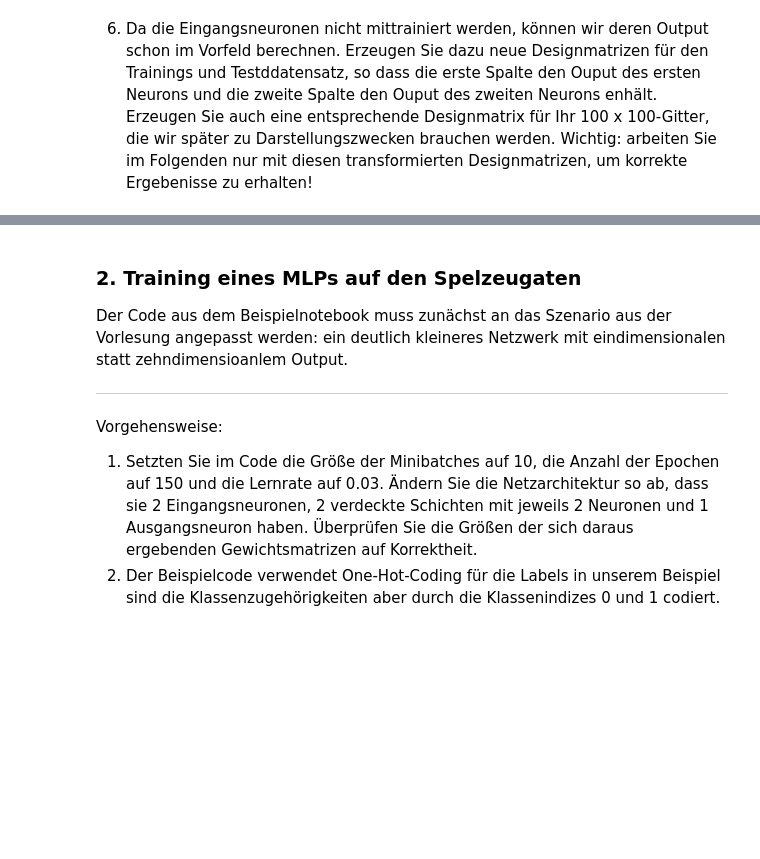
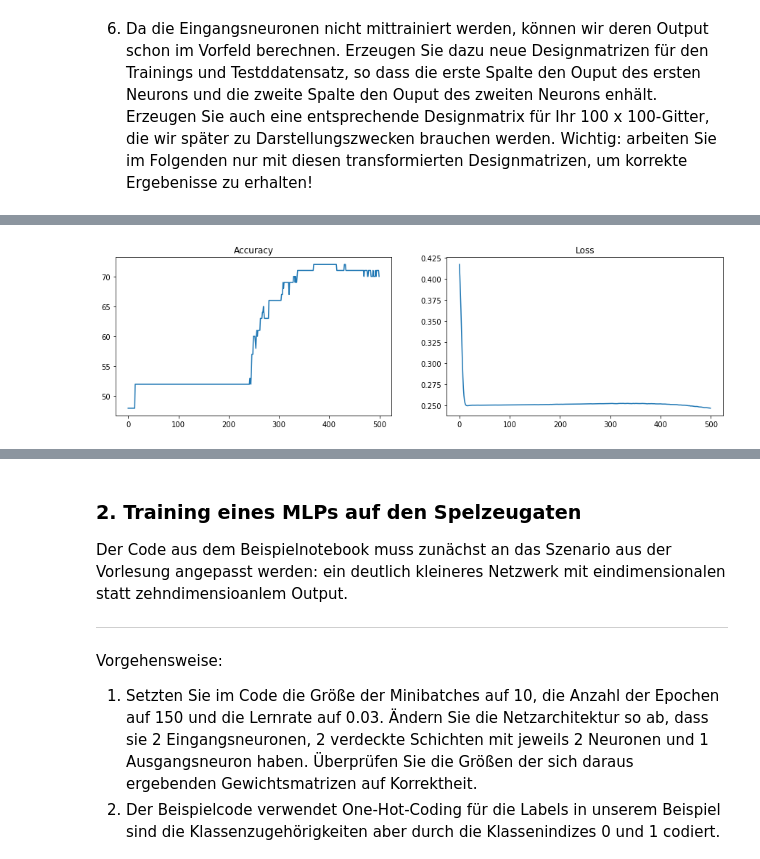
Before and after one commit to ExLeonem/DL-WS1920, a Jupyter notebook: notebooks/AB_1.ipynb, the cells around one changed output, grey strips where cells are left out. Drawn from its saved outputs; the diff is of its cells as text; code cells hidden in the pictures; blank space fills up the shorter version.

Commit message:
finish assign 1, add pre-training of first two neurons

```diff
--- a/notebooks/AB_1.ipynb
+++ b/notebooks/AB_1.ipynb
@@ -267,0 +256,35 @@ grid.shape
+# %%
+# Generate Training/Test-sset
+TRAIN_SET_SIZE = 200
+(x_train, y_train) = gen_data(TRAIN_SET_SIZE)
+
+TEST_SET_SIZE = 100
+(x_test, y_test) = gen_data(TEST_SET_SIZE)
+# %%
+def gen_weights(dimension, weights):
+    return np.zeros((dimension)) + np.array(weights)
+
+def neuron_output(input_values, weights):
+    return sig_vect(np.sum(input_values * weights, axis = 1))
+
+def stack_neurons(*args):
+    to_stack = tuple(args)
+    return np.vstack(to_stack).T
+# %%
+# Calcuate output first two neurons (train-data) and stack into matrix
+f_neuron_train = neuron_output(x_train, gen_weights((TRAIN_SET_SIZE,2), [0, 1]))
+s_neuron_train = neuron_output(x_train, gen_weights((TRAIN_SET_SIZE, 2), [1, 0]))
+l_output_train= stack_neurons(f_neuron_train, s_neuron_train)
+
+# Calculate output of first two neurons (test-data) and stack
+f_neuron_test = neuron_output(x_test, gen_weights((TEST_SET_SIZE, 2), [0, 1]))
+s_neuron_test = neuron_output(x_test, gen_weights((TEST_SET_SIZE, 2), [1, 0]))
+l_output_test = stack_neurons(f_neuron_test, s_neuron_test)
+# %%
+arch = [2, 2, 1] # reduced by one, as outputs of first layer are pre-calculated
+epochs = 500
+mbs = 10
+eta = 0.3
+
+pretrained_mlp = mlp.MLP(arch, epochs = epochs, mbs = mbs, eta = eta)
+(acc, loss) = pretrained_mlp.train(l_output_train, y_train, l_output_test, y_test)
@@ -267,0 +309,4 @@ grid.shape
+# %%
+plot_stats(acc, loss)
+# %% [output]
+[figure, added]
```
Also changed, not shown: parts of 33 cells of this notebook, 1 other file.
